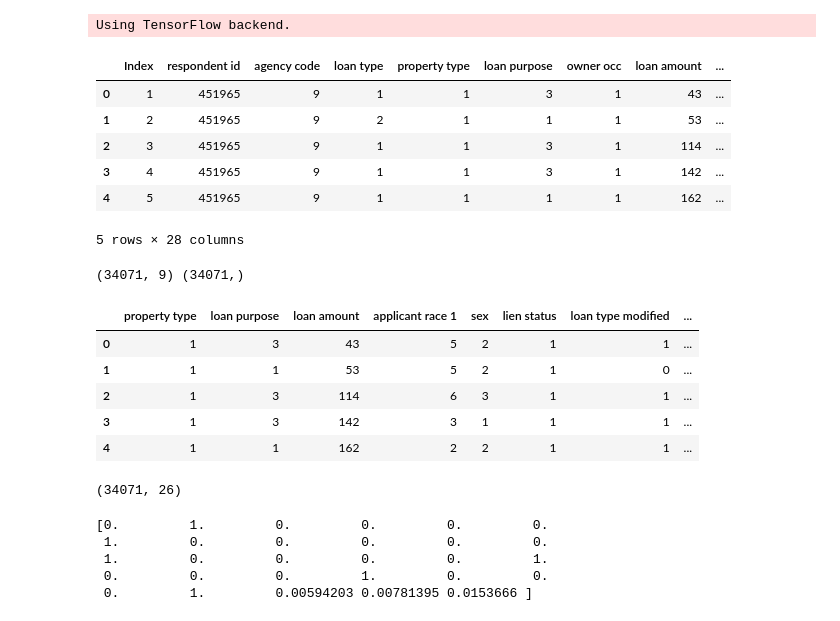
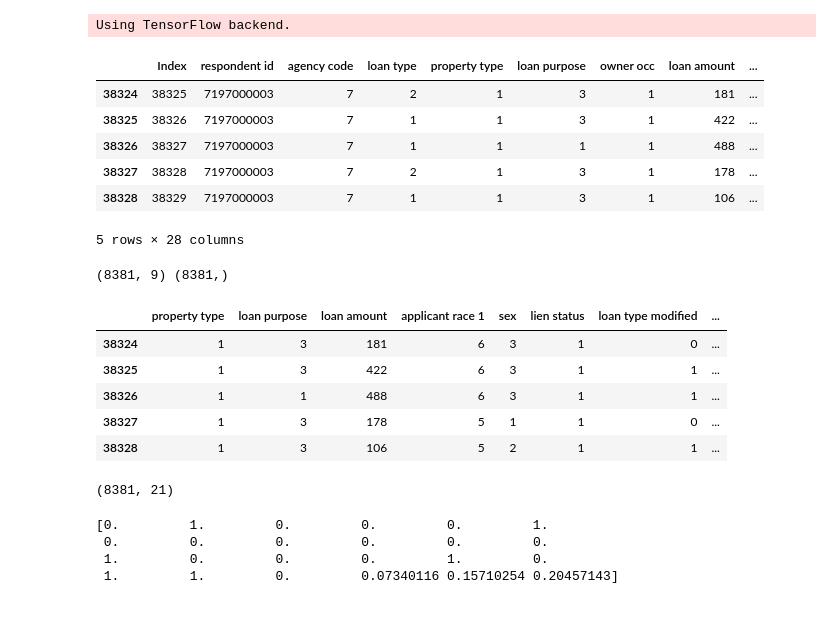
Before and after one commit to blizzardfun/HamiltonLoans, a Jupyter notebook: LoansDeepLearning.ipynb, the cells around one changed output. Cells and saved outputs as stored; diff of their text form; code cells hidden in the pictures.

Commit message:
added Tableau data files

```diff
--- a/LoansDeepLearning.ipynb
+++ b/LoansDeepLearning.ipynb
@@ -11,22 +11,22 @@ Using TensorFlow backend.
 # %%
 # lenders
 USB= 504713         # US Bank
 Wells=451965        #Wells Fargo
 Quicken=7197000003  #Quicken Loan
 
 loans_raw = pd.read_csv('AllData2017.csv')
-loans_df = loans_raw.loc[(loans_raw['respondent id'] == Wells) | (loans_raw['respondent id'] == USB) | (loans_raw['respondent id'] == Quicken), :]
+#loans_df = loans_raw.loc[(loans_raw['respondent id'] == Wells) | (loans_raw['respondent id'] == USB) | (loans_raw['respondent id'] == Quicken), :]
 #loans_df = loans_raw.loc[(loans_raw['respondent id'] == Wells), :]
 #loans_df = loans_raw.loc[(loans_raw['respondent id'] == USB), :]
-#loans_df = loans_raw.loc[(loans_raw['respondent id'] == Quicken), :]
+loans_df = loans_raw.loc[(loans_raw['respondent id'] == Quicken), :]
 loans_df.head()
 # %% [output]
 |  | Index | respondent id | agency code | loan type | property type | loan purpose | owner occ | loan amount | ... |
-| 0 | 1 | 451965 | 9 | 1 | 1 | 3 | 1 | 43 | ... |
-| 1 | 2 | 451965 | 9 | 2 | 1 | 1 | 1 | 53 | ... |
-| 2 | 3 | 451965 | 9 | 1 | 1 | 3 | 1 | 114 | ... |
-| 3 | 4 | 451965 | 9 | 1 | 1 | 3 | 1 | 142 | ... |
-| 4 | 5 | 451965 | 9 | 1 | 1 | 1 | 1 | 162 | ... |
+| 38324 | 38325 | 7197000003 | 7 | 2 | 1 | 3 | 1 | 181 | ... |
+| 38325 | 38326 | 7197000003 | 7 | 1 | 1 | 3 | 1 | 422 | ... |
+| 38326 | 38327 | 7197000003 | 7 | 1 | 1 | 1 | 1 | 488 | ... |
+| 38327 | 38328 | 7197000003 | 7 | 2 | 1 | 3 | 1 | 178 | ... |
+| 38328 | 38329 | 7197000003 | 7 | 1 | 1 | 3 | 1 | 106 | ... |
 5 rows × 28 columns
 # %%
 # Assign X (data) and y (target)
@@ -37,13 +37,13 @@ y=loans_df["action modified"]
 print(X.shape, y.shape)
 X.head()
 # %% [output]
-(34071, 9) (34071,)
+(8381, 9) (8381,)
 |  | property type | loan purpose | loan amount | applicant race 1 | sex | lien status | loan type modified | ... |
-| 0 | 1 | 3 | 43 | 5 | 2 | 1 | 1 | ... |
-| 1 | 1 | 1 | 53 | 5 | 2 | 1 | 0 | ... |
-| 2 | 1 | 3 | 114 | 6 | 3 | 1 | 1 | ... |
-| 3 | 1 | 3 | 142 | 3 | 1 | 1 | 1 | ... |
-| 4 | 1 | 1 | 162 | 2 | 2 | 1 | 1 | ... |
+| 38324 | 1 | 3 | 181 | 6 | 3 | 1 | 0 | ... |
+| 38325 | 1 | 3 | 422 | 6 | 3 | 1 | 1 | ... |
+| 38326 | 1 | 1 | 488 | 6 | 3 | 1 | 1 | ... |
+| 38327 | 1 | 3 | 178 | 5 | 1 | 1 | 0 | ... |
+| 38328 | 1 | 3 | 106 | 5 | 2 | 1 | 1 | ... |
 # %%
 X_continuous = pd.DataFrame(X, columns=['income cleaned', 'loan amount', 'income loan ratio'])
 
@@ -66,17 +66,16 @@ categorical_X = np.hstack([property_type, loan_purpose, race, sex, lien_status,
 
 print(categorical_X.shape)
 # %% [output]
-(34071, 26)
+(8381, 21)
 # %%
 all_X = np.hstack([categorical_X, X_scaled])
 
 print(all_X[0])
 # %% [output]
-[0.         1.         0.         0.         0.         0.
- 1.         0.         0.         0.         0.         0.
- 1.         0.         0.         0.         0.         1.
- 0.         0.         0.         1.         0.         0.
- 0.         1.         0.00594203 0.00781395 0.0153666 ]
+[0.         1.         0.         0.         0.         1.
+ 0.         0.         0.         0.         0.         0.
+ 1.         0.         0.         0.         1.         0.
+ 1.         1.         0.         0.07340116 0.15710254 0.20457143]
 # %%
 # Use train_test_split to create training and testing data
 
```
Also changed, not shown: parts of 4 cells of this notebook, 3 other files.
